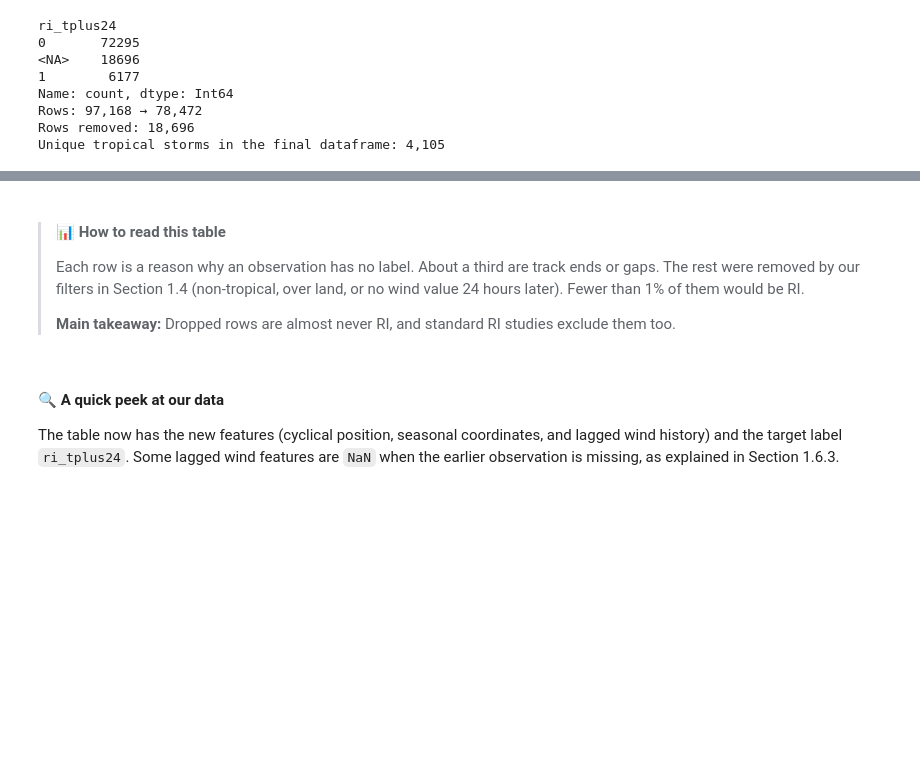
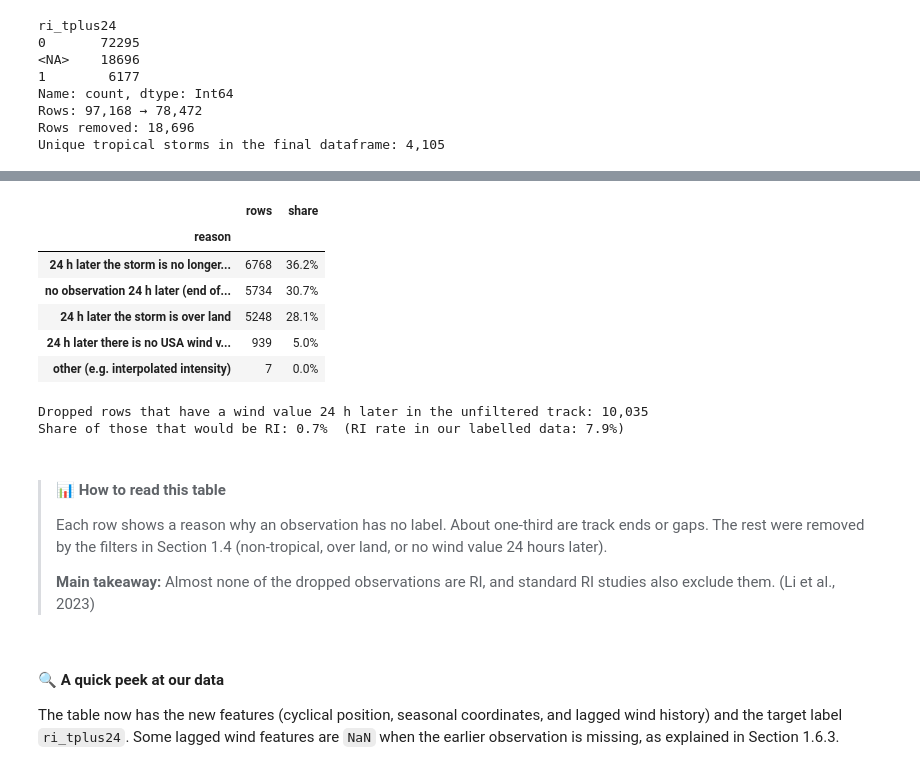
Before and after one commit to ccai-tropicalcycloneri-tutorial-2026/tropicalcycloneriprediction, a Jupyter notebook: notebook/tropicalcyclone_rapidintensification.ipynb, the cells around one changed output, grey strips where cells are left out. Saved outputs shown, nothing was run; the diff lists cells and outputs as text; code cells hidden in the pictures; blank space fills up the shorter version.

```diff
--- a/notebook/tropicalcyclone_rapidintensification.ipynb
+++ b/notebook/tropicalcyclone_rapidintensification.ipynb
@@ -1206,37 +1230,54 @@ Unique tropical storms in the final dataframe: 4,105
 # %%
-# Why do some observations have no 24-hour label?
-# Look up each unlabelled observation 24 hours later in the unfiltered main track.
-main_track = df_ibtracs_all[(df_ibtracs_all["track_type"].str.lower() == "main")
-                            & df_ibtracs_all["iso_time"].dt.hour.isin([0, 6, 12, 18])
-                            & (df_ibtracs_all["iso_time"].dt.minute == 0)]
-main_track = main_track.drop_duplicates(["sid", "iso_time"]).set_index(["sid", "iso_time"])
-later = main_track.reindex(list(zip(df_unlabelled["sid"], df_unlabelled["iso_time"] + pd.Timedelta(hours=24))))
+# 1. Look up each dropped observation 24 hours later in the raw (unfiltered) main track
+raw = df_ibtracs_all[(df_ibtracs_all["track_type"].str.lower() == "main")
+                      & df_ibtracs_all["iso_time"].dt.hour.isin([0, 6, 12, 18])
+                      & (df_ibtracs_all["iso_time"].dt.minute == 0)]
+raw = (raw[["sid", "iso_time", "usa_wind", "nature", "dist2land"]]
+        .drop_duplicates(["sid", "iso_time"])
+        .rename(columns={"iso_time": "time_later", "usa_wind": "wind_later",
+                        "nature": "nature_later", "dist2land": "dist2land_later"}))
 
-reason = np.select(
-    [later["usa_wind"].isna() & later["nature"].isna(),
-     later["dist2land"] <= 0,
-     later["nature"].astype(str).str.upper().str.strip() != "TS",
-     later["usa_wind"].isna() | (later["usa_wind"] <= 0)],
-    ["no observation 24 h later (end of track or gap)",
-     "24 h later the storm is over land",
-     "24 h later the storm is no longer tropical",
-     "24 h later there is no USA wind value"],
-    default="other (e.g. interpolated intensity)")
-display(pd.Series(reason, name="reason").value_counts().to_frame("rows")
-          .assign(share=lambda d: (100 * d["rows"] / d["rows"].sum()).round(1).astype(str) + "%"))
+dropped = df_unlabelled[["sid", "iso_time", "usa_wind"]].assign(
+    time_later=df_unlabelled["iso_time"] + pd.Timedelta(hours=24))
+dropped = dropped.merge(raw, on=["sid", "time_later"], how="left")
 
-# If we could label the dropped rows, how many would be RI?
-has_wind_later = (later["usa_wind"].notna() & (later["usa_wind"] > 0)).values
-would_be_ri = (later["usa_wind"].values[has_wind_later]
-               - df_unlabelled["usa_wind"].values[has_wind_later]) >= RI_THRESHOLD_KT
-print(f"Dropped rows that have a wind value 24 h later in the unfiltered track: {has_wind_later.sum():,}")
+# 2. Give each observation the first reason that matches
+def why_no_label(row):
+    if pd.isna(row["nature_later"]):
+        return "no observation 24 h later (end of track or gap)"
+    if row["dist2land_later"] <= 0:
+        return "24 h later the storm is over land"
+    if str(row["nature_later"]).strip().upper() != "TS":
+        return "24 h later the storm is no longer tropical"
+    if pd.isna(row["wind_later"]) or row["wind_later"] <= 0:
+        return "24 h later there is no USA wind value"
+    return "other (e.g. interpolated intensity)"
+
+dropped["reason"] = dropped.apply(why_no_label, axis=1)
+counts = dropped["reason"].value_counts()
+display(pd.DataFrame({"rows": counts, "share": (100 * counts / counts.sum()).round(1).astype(str) + "%"}))
+
+# 3. If we could label the dropped observations, how many would be RI?
+known = dropped[dropped["wind_later"] > 0]
+would_be_ri = (known["wind_later"] - known["usa_wind"]) >= RI_THRESHOLD_KT
+print(f"Dropped rows that have a wind value 24 h later in the unfiltered track: {len(known):,}")
 print(f"Share of those that would be RI: {would_be_ri.mean():.1%}  (RI rate in our labelled data: {df_ibtracs[TARGET].mean():.1%})")
+# %% [output]
+|  | rows | share |
+| reason |  |  |
+| 24 h later the storm is no longer... | 6768 | 36.2% |
+| no observation 24 h later (end of... | 5734 | 30.7% |
+| 24 h later the storm is over land | 5248 | 28.1% |
+| 24 h later there is no USA wind v... | 939 | 5.0% |
+| other (e.g. interpolated intensity) | 7 | 0.0% |
+Dropped rows that have a wind value 24 h later in the unfiltered track: 10,035
+Share of those that would be RI: 0.7%  (RI rate in our labelled data: 7.9%)
 # %% [markdown]
 > #### 📊 How to read this table
 >
-> Each row is a reason why an observation has no label. About a third are track ends or gaps. The rest were removed by our filters in Section 1.4 (non-tropical, over land, or no wind value 24 hours later). Fewer than 1% of them would be RI.
+> Each row shows a reason why an observation has no label. About one-third are track ends or gaps. The rest were removed by the filters in Section 1.4 (non-tropical, over land, or no wind value 24 hours later).
 >
-> **Main takeaway:** Dropped rows are almost never RI, and standard RI studies exclude them too.
+> **Main takeaway:** Almost none of the dropped observations are RI, and standard RI studies also exclude them. (Li et al., 2023)
 # %% [markdown]
 #### 🔍 A quick peek at our data
 The table now has the new features (cyclical position, seasonal coordinates, and lagged wind history) and the target label `ri_tplus24`. Some lagged wind features are `NaN` when the earlier observation is missing, as explained in Section 1.6.3.
```
Also changed, not shown: parts of 43 cells of this notebook.
